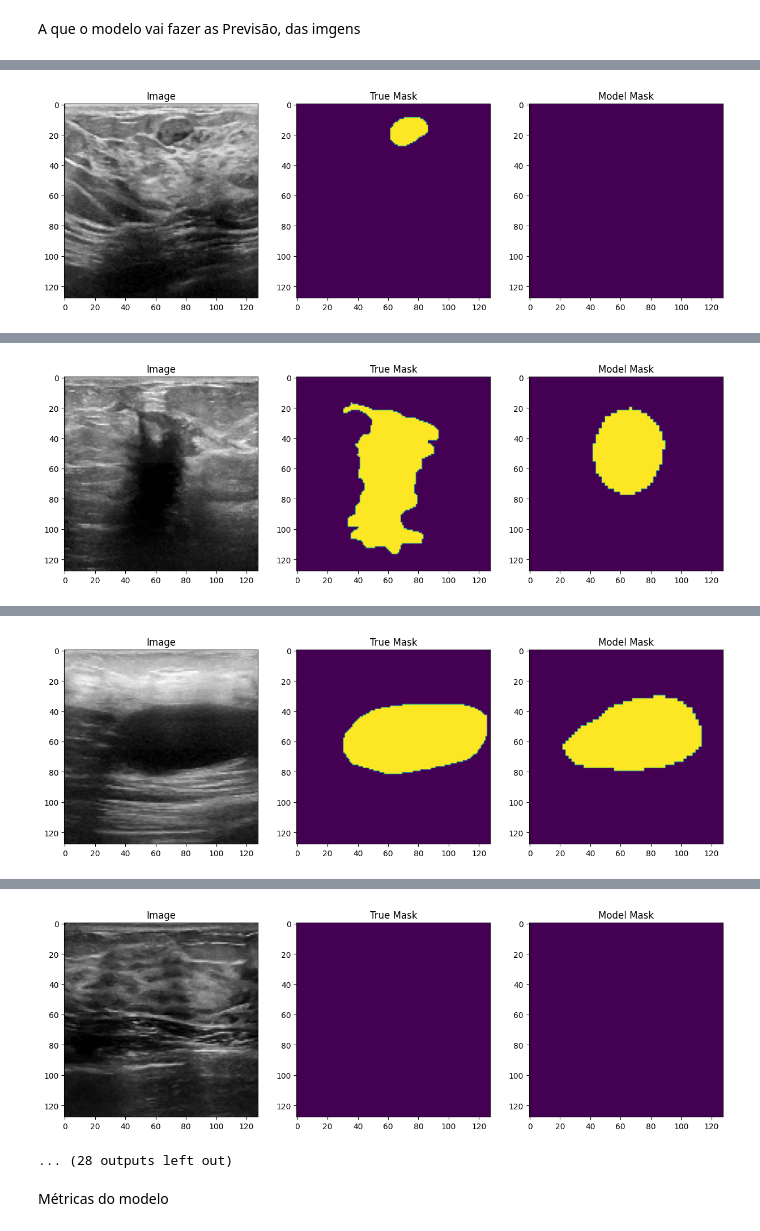
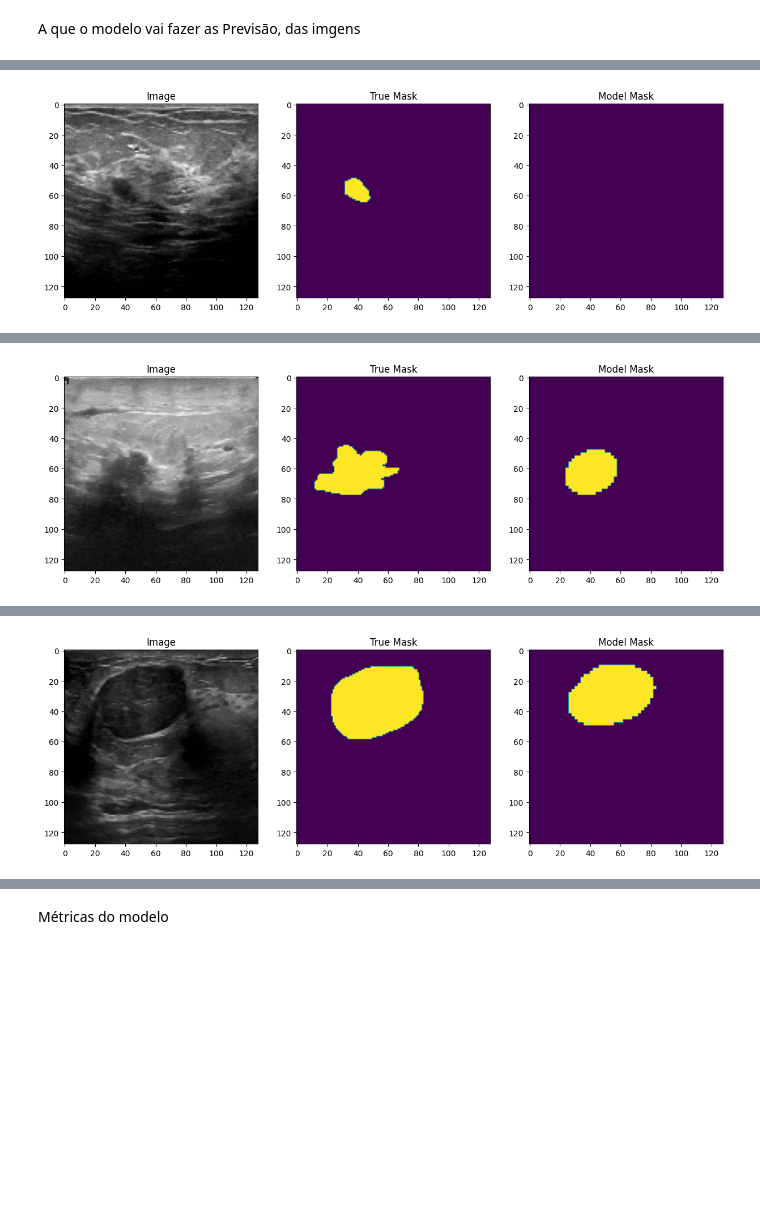
Before and after one commit to janielcarneiro/Segmentacao_de-imagens_de_cancer_de_mama, a Jupyter notebook: Segmentação_de_imagens_de_câncer_de_mama_Deep_UNet.ipynb, the cells around one changed output, grey strips where cells are left out. Cells and saved outputs as stored; diff of their text form; code cells hidden in the pictures; blank space fills up the shorter version.

Commit message:
A visualização das imagens estão fixas

```diff
--- a/Segmentação_de_imagens_de_câncer_de_mama_Deep_UNet.ipynb
+++ b/Segmentação_de_imagens_de_câncer_de_mama_Deep_UNet.ipynb
@@ -51,9 +49,9 @@ def preprocess_images_and_masks(folder_path):
   return images, masks
 # %%
 # Defina os caminhos para as três pastas
-benign_folder = '/content/drive/MyDrive/Colab Notebooks/Dataset_BUSI_with_GT/benign'
-malignant_folder = '/content/drive/MyDrive/Colab Notebooks/Dataset_BUSI_with_GT/malignant'
-normal_folder = '/content/drive/MyDrive/Colab Notebooks/Dataset_BUSI_with_GT/normal'
+benign_folder = '/content/drive/MyDrive/DataBase _Mama/Dataset_Avanti/benign'
+malignant_folder = '/content/drive/MyDrive/DataBase _Mama/Dataset_Avanti/malignant'
+normal_folder = '/content/drive/MyDrive/DataBase _Mama/Dataset_Avanti/normal'
 
 # Pré-processe as imagens e máscaras das pastas
 benign_images, benign_masks = preprocess_images_and_masks(benign_folder)
@@ -317,11 +315,8 @@ def apply_segmentation(image, model, threshold=0.5):
 
     return segmentation_mask
 
-# Escolha aleatoriamente 5 índices de imagens de teste
-random_indices = np.random.choice(len(test_images), size=min(50, len(test_images)), replace=False)
-
 # Visualize as imagens e previsões
-for i in random_indices:
+for i in range(5):
     # Selecione uma imagem e sua máscara verdadeira
     image = test_images[i]
     mask = test_masks[i]
@@ -355 +350 @@ for i in random_indices:
-[figure, old version]
+[figure, new version]
@@ -357 +352 @@ for i in random_indices:
-[figure, old version]
+[figure, new version]
@@ -359 +354 @@ for i in random_indices:
-[figure, old version]
+[figure, new version]
@@ -361,5 +355,3 @@ for i in random_indices:
-[figure, removed]
-... (28 outputs left out)
 # %% [markdown]
 
 Métricas do modelo
```
Also changed, not shown: parts of 7 cells of this notebook.
